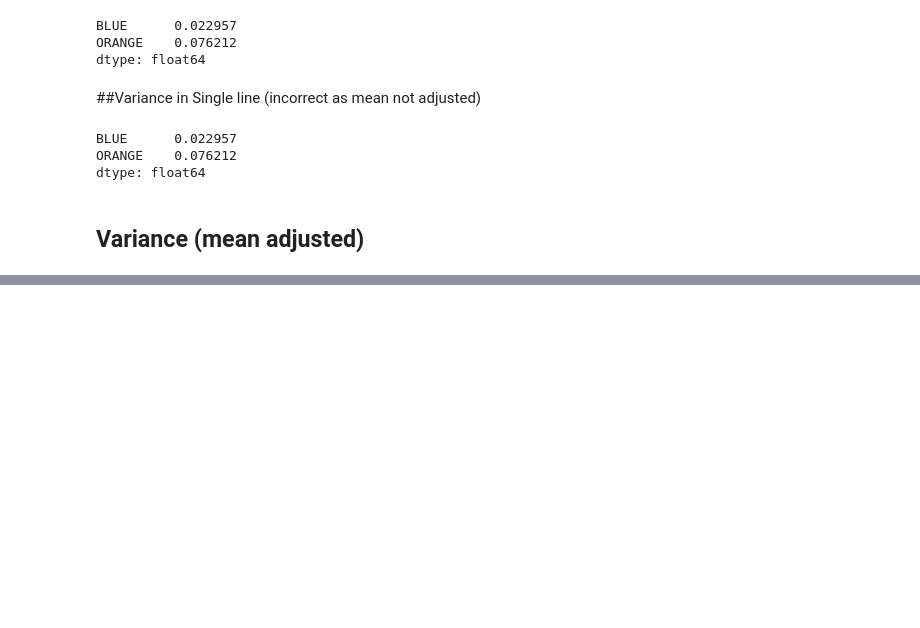
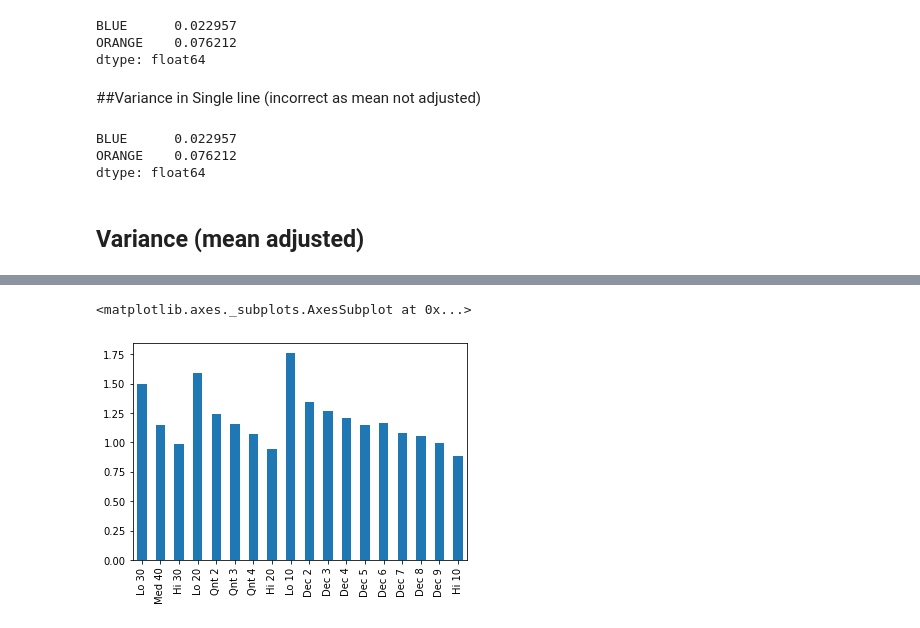
Before and after one commit to quarantinecoding/lockdownfinance, a Jupyter notebook: HG_lab_102.ipynb, the cells around one changed output, grey strips where cells are left out. Cells and saved outputs as stored; diff of their text form; code cells hidden in the pictures; blank space fills up the shorter version.

```diff
--- a/HG_lab_102.ipynb
+++ b/HG_lab_102.ipynb
@@ -41,0 +131,5 @@ dtype: float64
+# %%
+portfoliodata.mean()[1:].plot("bar")
+# %% [output]
+<matplotlib.axes._subplots.AxesSubplot at 0x...>
+[figure, added]
```
Also changed, not shown: parts of 19 cells of this notebook.
